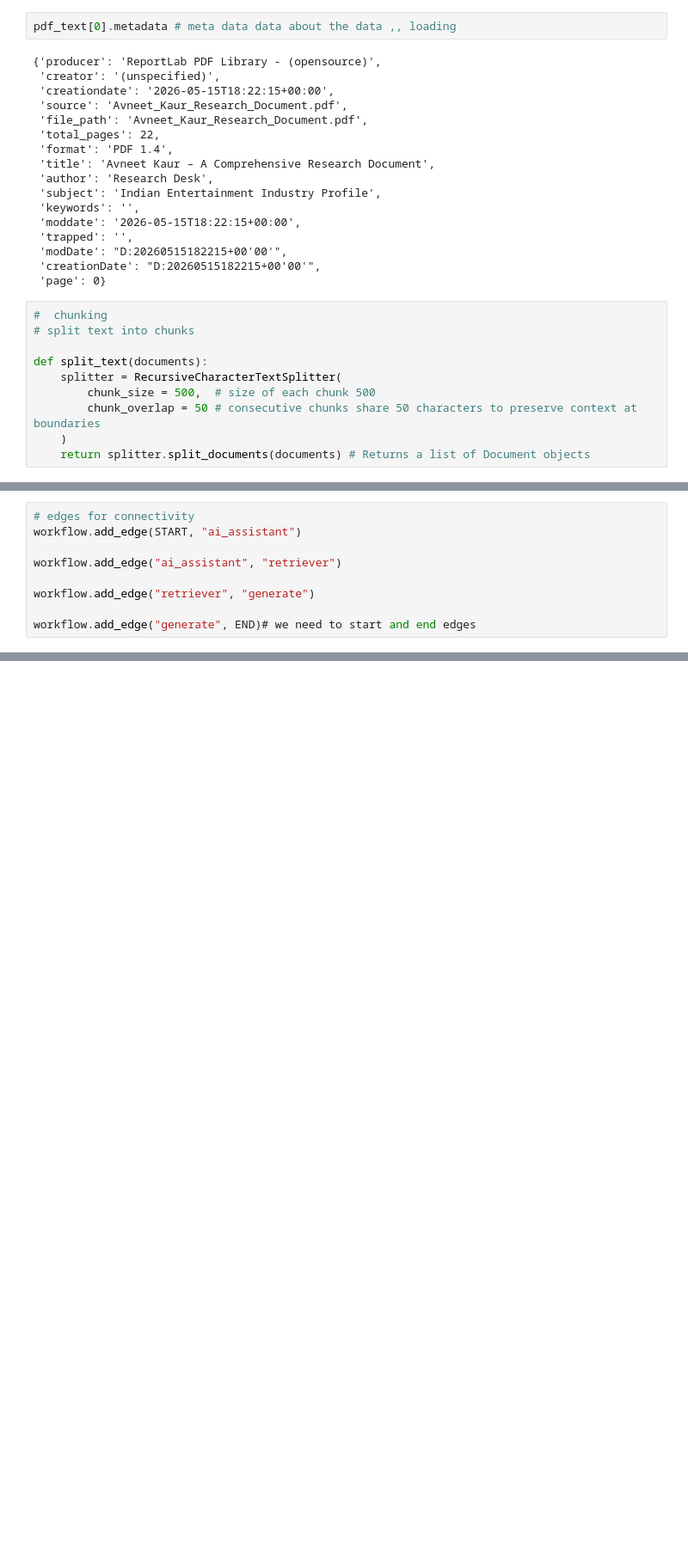
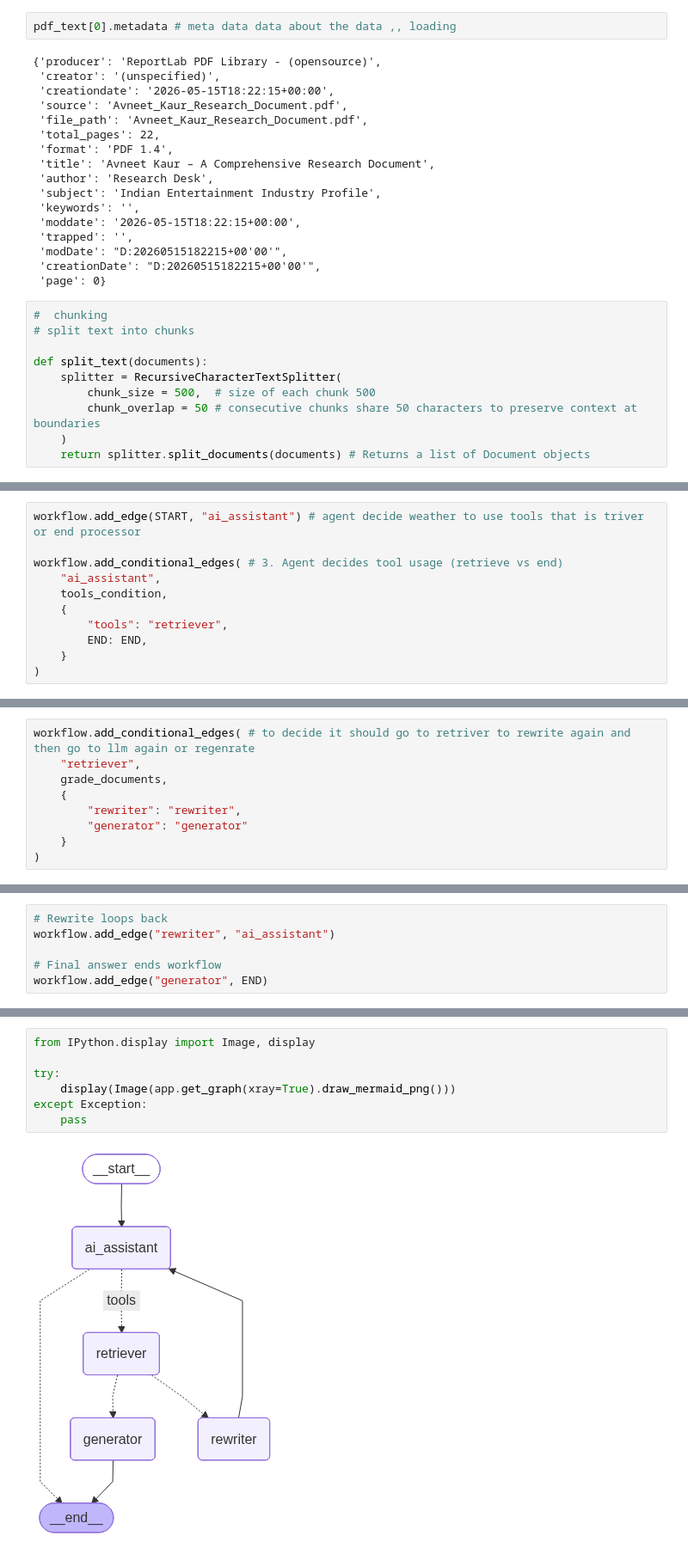
Before and after one commit to RAJ-15012006/agentic_ai_rag, a Jupyter notebook: agentic_rag.ipynb, the cells around one changed output, grey strips where cells are left out. Shown at 86% size. Saved outputs shown, nothing was run; the diff lists cells and outputs as text; blank space fills up the shorter version.

Commit message:
Updated agentic RAG notebook

```diff
--- a/agentic_rag.ipynb
+++ b/agentic_rag.ipynb
@@ -186,11 +474,2 @@ workflow.add_node("generate",generate)
 # %% [output]
 <langgraph.graph.state.StateGraph at 0x...>
-# %%
-# edges for connectivity
-workflow.add_edge(START, "ai_assistant")
-
-workflow.add_edge("ai_assistant", "retriever")
-
-workflow.add_edge("retriever", "generate")
-
-workflow.add_edge("generate", END)# we need to start and end edges
@@ -198,0 +482,11 @@ workflow.add_edge("generate", END)# we need to start and end edges
+# %%
+workflow.add_edge(START, "ai_assistant") # agent decide weather to use tools that is triver or end processor
+
+workflow.add_conditional_edges( # 3. Agent decides tool usage (retrieve vs end)
+    "ai_assistant",
+    tools_condition,
+    {
+        "tools": "retriever",
+        END: END,
+    }
+)
@@ -198,0 +500,9 @@ workflow.add_edge("generate", END)# we need to start and end edges
+# %%
+workflow.add_conditional_edges( # to decide it should go to retriver to rewrite again and then go to llm again or regenrate
+    "retriever",
+    grade_documents,
+    {
+        "rewriter": "rewriter",
+        "generator": "generator"
+    }
+)
@@ -198,0 +516,6 @@ workflow.add_edge("generate", END)# we need to start and end edges
+# %%
+# Rewrite loops back
+workflow.add_edge("rewriter", "ai_assistant")
+
+# Final answer ends workflow
+workflow.add_edge("generator", END)
@@ -201,0 +567,9 @@ app.invoke("")
+# %%
+from IPython.display import Image, display
+
+try:
+    display(Image(app.get_graph(xray=True).draw_mermaid_png()))
+except Exception:
+    pass
+# %% [output]
+[figure, added]
```
Also changed, not shown: parts of 53 cells of this notebook.
